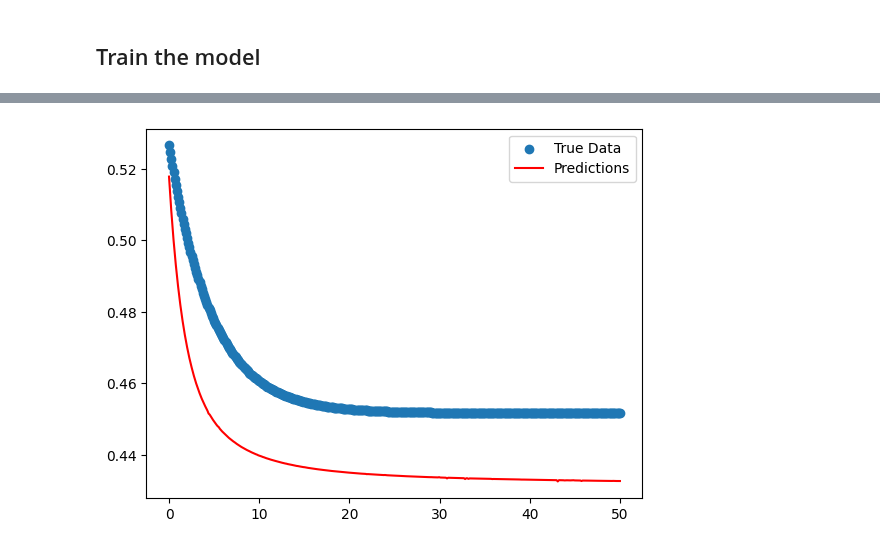
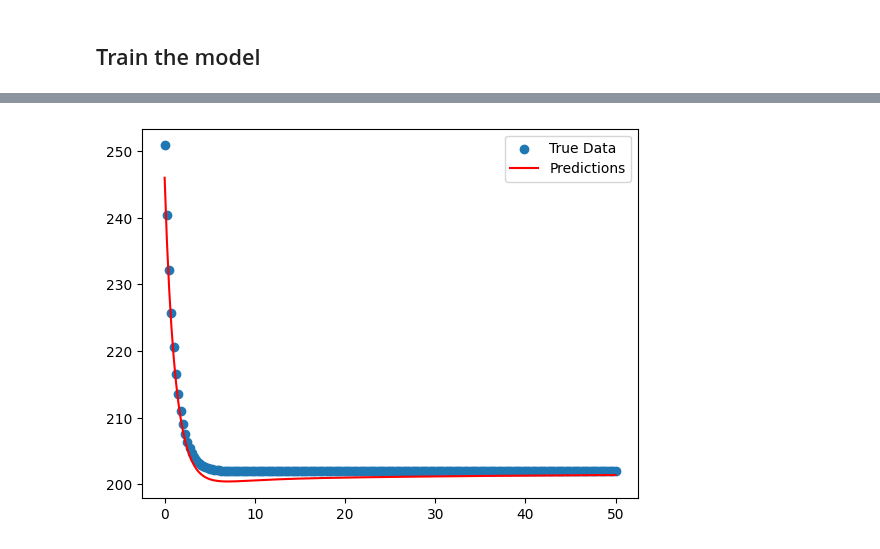
Before and after one commit to gvansan/Machine-learning-project, a Jupyter notebook: Code.ipynb, the cells around one changed output, grey strips where cells are left out. Drawn from its saved outputs; the diff is of its cells as text; code cells hidden in the pictures.

```diff
--- a/Code.ipynb
+++ b/Code.ipynb
@@ -66,21 +91,11 @@ T_test_scaled = (T_test - T_test.min()) / (T_test.max() - T_test.min()) #scaled
 # %% [markdown]
 ## Defining the model
 # %%
-"""
 class CoolingModel(nn.Module):
     def __init__(self, n_step):
         super().__init__()
-        self.linear = nn.Linear(in_features=3, out_features=n_step)
-
-    def forward(self, x):
-        return self.linear(x)
-"""
-
-class CoolingModel(nn.Module):
-    def __init__(self, n_step):
-        super().__init__()
-        self.fc1 = nn.Linear(3, 64)    # more neurons
-        self.fc2 = nn.Linear(64, n_step)  # added hidden layer
+        self.fc1 = nn.Linear(3, 32)    # Takes input vectors of size 3 (r, T_env, T_0) and outputs 32 hidden features
+        self.fc2 = nn.Linear(32, n_step)  # Maps 32 hidden features to output of size n_size (predicted temperature curve over time)
 
     def forward(self, x):
         x = torch.tanh(self.fc1(x))     # smooth activation
@@ -88,6 +103,6 @@ class CoolingModel(nn.Module):
         return x
 
 # Initiate the model
-model = CoolingModel(n_step)
+model = CoolingModel(n_step) #creates a model object using the class, with the chosen number of time steps
 # %%
 # Loss function and optimizer
@@ -134,7 +151,7 @@ Epoch 5000/5000, Loss: 0.0003
 # %%
 model.eval()
 with torch.no_grad():
-    T_pred_test = model(X_test_scaled)
-    test_loss = loss_func(T_pred_test, T_test_scaled)
+    T_pred_test = model(X_test)
+    test_loss = loss_func(T_pred_test, T_test)
     print(f"Test Loss: {test_loss.item():.4f}")
 # %% [output]
@@ -163,7 +180,7 @@ fc1.weight tensor([[-0.0029, -0.4327, -0.1515],
 # %%
-plt.scatter(t_tensor, T_test_scaled[-1], label="True Data")
+plt.scatter(t_tensor, T_test[-1], label="True Data")
 plt.plot(t_tensor, T_pred_test[-1], color="red", label="Predictions")
 plt.legend()
 plt.show()
 # %% [output]
-[figure, old version]
+[figure, new version]
```
Also changed, not shown: parts of 7 cells of this notebook.
